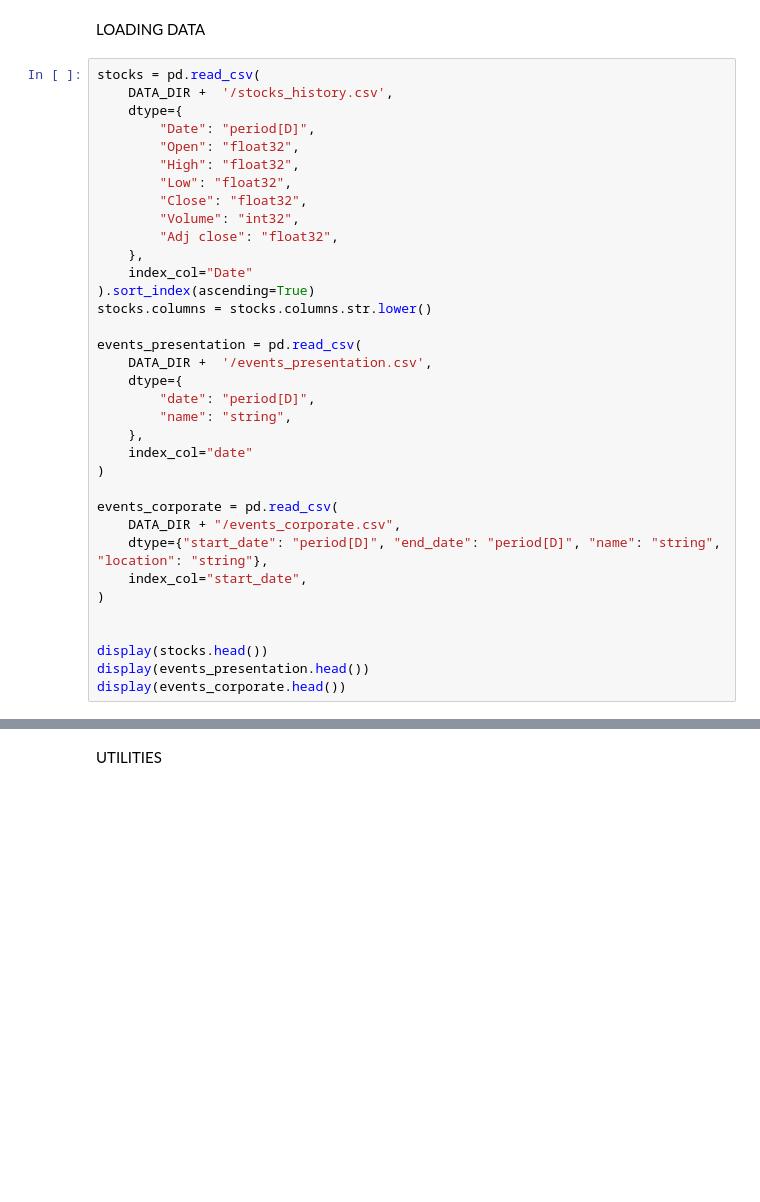
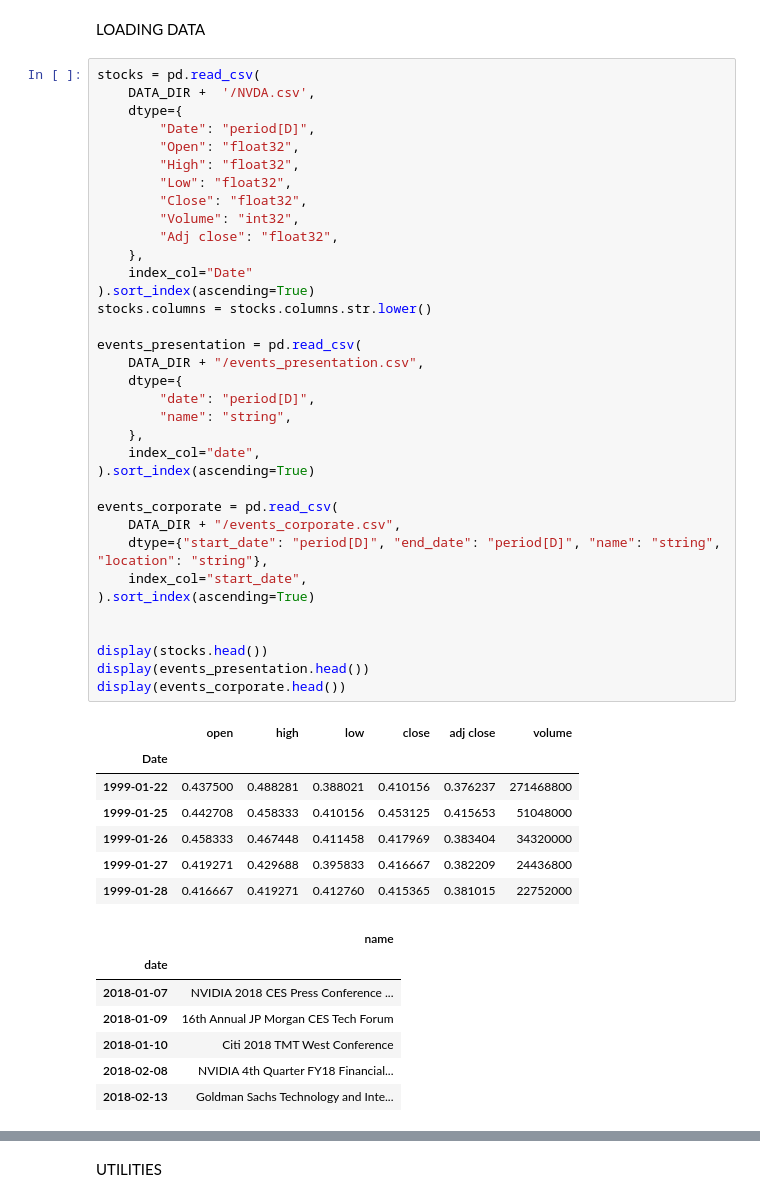
Before and after one commit to THEWhiteArrow/ml-general-stock-predictions, a Jupyter notebook: nsp/nsp/eda/eda.ipynb, the cells around one changed output, grey strips where cells are left out. Cells and saved outputs as stored; diff of their text form; blank space fills up the shorter version.

```diff
--- a/nsp/nsp/eda/eda.ipynb
+++ b/nsp/nsp/eda/eda.ipynb
@@ -17,36 +21,51 @@ from datetime import datetime
 LOADING DATA
 # %%
 stocks = pd.read_csv(
-    DATA_DIR +  '/stocks_history.csv',
+    DATA_DIR +  '/NVDA.csv',
     dtype={
         "Date": "period[D]",
         "Open": "float32",
         "High": "float32",
         "Low": "float32",
         "Close": "float32",
         "Volume": "int32",
         "Adj close": "float32",
     },
     index_col="Date"
 ).sort_index(ascending=True)
 stocks.columns = stocks.columns.str.lower()
 
 events_presentation = pd.read_csv(
-    DATA_DIR +  '/events_presentation.csv',
+    DATA_DIR + "/events_presentation.csv",
     dtype={
         "date": "period[D]",
         "name": "string",
     },
-    index_col="date"
-)
+    index_col="date",
+).sort_index(ascending=True)
 
 events_corporate = pd.read_csv(
     DATA_DIR + "/events_corporate.csv",
     dtype={"start_date": "period[D]", "end_date": "period[D]", "name": "string", "location": "string"},
     index_col="start_date",
-)
+).sort_index(ascending=True)
 
 
 display(stocks.head())
 display(events_presentation.head())
 display(events_corporate.head())
+# %% [output]
+|  | open | high | low | close | adj close | volume |
+| Date |  |  |  |  |  |  |
+| 1999-01-22 | 0.437500 | 0.488281 | 0.388021 | 0.410156 | 0.376237 | 271468800 |
+| 1999-01-25 | 0.442708 | 0.458333 | 0.410156 | 0.453125 | 0.415653 | 51048000 |
+| 1999-01-26 | 0.458333 | 0.467448 | 0.411458 | 0.417969 | 0.383404 | 34320000 |
+| 1999-01-27 | 0.419271 | 0.429688 | 0.395833 | 0.416667 | 0.382209 | 24436800 |
+| 1999-01-28 | 0.416667 | 0.419271 | 0.412760 | 0.415365 | 0.381015 | 22752000 |
+|  | name |
+| date |  |
+| 2018-01-07 | NVIDIA 2018 CES Press Conference ... |
+| 2018-01-09 | 16th Annual JP Morgan CES Tech Forum |
+| 2018-01-10 | Citi 2018 TMT West Conference |
+| 2018-02-08 | NVIDIA 4th Quarter FY18 Financial... |
+| 2018-02-13 | Goldman Sachs Technology and Inte... |
```
Also changed, not shown: parts of 13 cells of this notebook, 5 other files.
